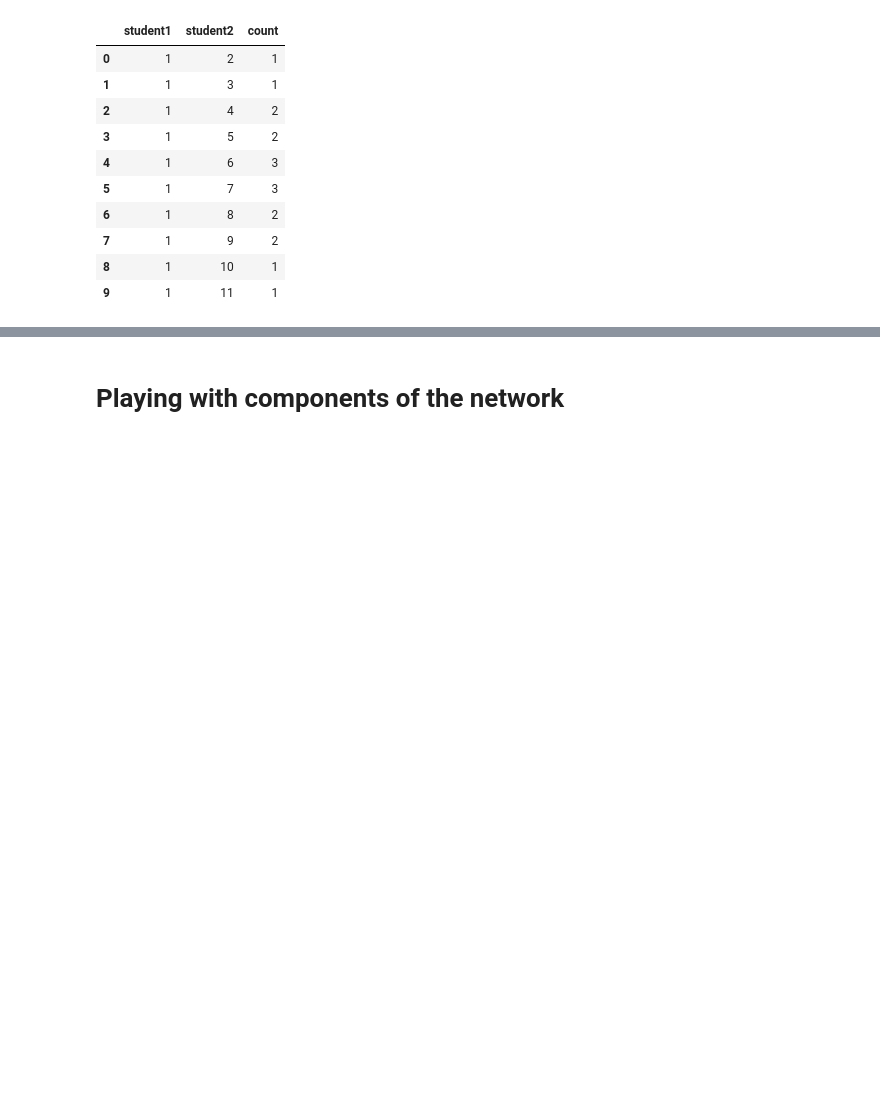
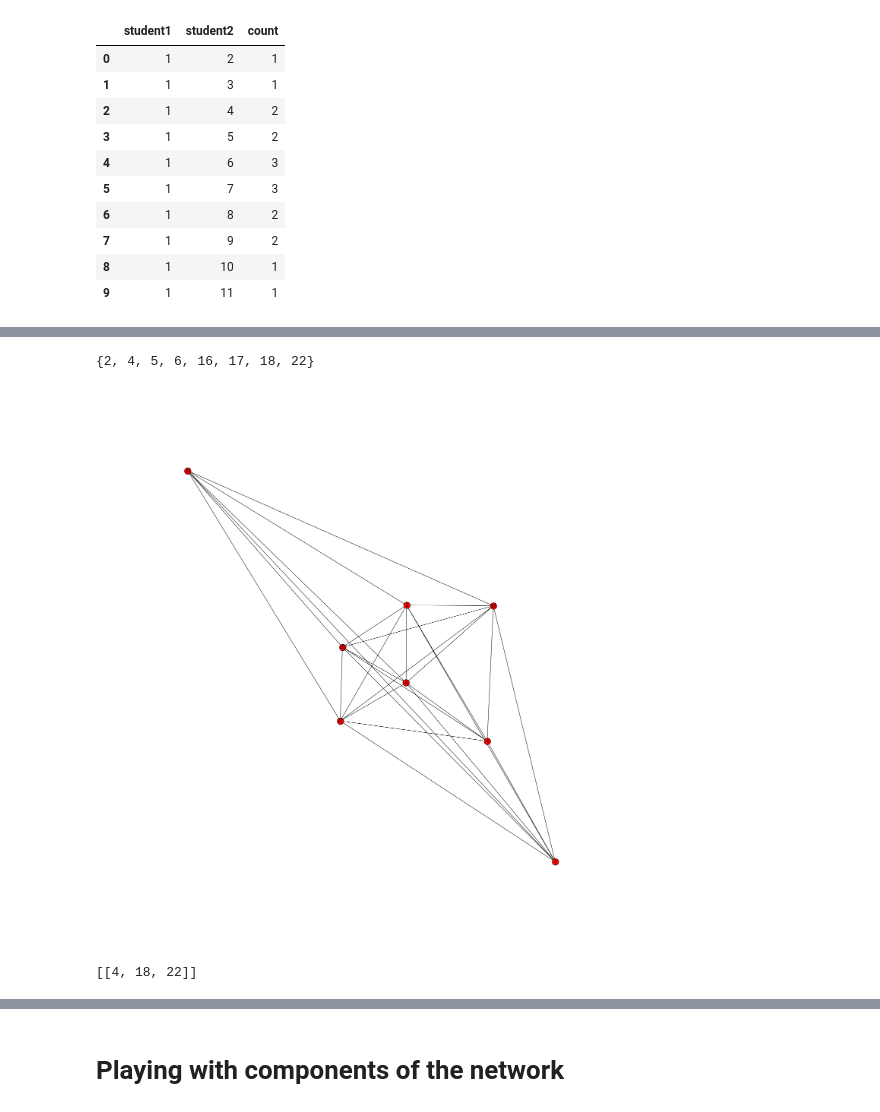
Before and after one commit to womenindatascienceatx/wids_network_analysis, a Jupyter notebook: network_analysis.ipynb, the cells around one changed output, grey strips where cells are left out. Saved outputs shown, nothing was run; the diff lists cells and outputs as text; code cells hidden in the pictures; blank space fills up the shorter version.

Commit message:
changes for triangles

```diff
--- a/network_analysis.ipynb
+++ b/network_analysis.ipynb
@@ -45,0 +74,22 @@ nx.draw_spectral(G)
+# %%
+def get_triangles(G, node):
+    neighbors1 = set(G.neighbors(node))
+    triangle_nodes = set()
+    triangle_nodes.add(node)
+    """
+    Fill in the rest of the code below.
+    """
+    for nbr1, nbr2 in combinations(neighbors1, 2):
+        if G.has_edge(nbr1, nbr2):
+            triangle_nodes.add(nbr1)
+            triangle_nodes.add(nbr2)
+    return triangle_nodes
+
+get_triangles(G, 18)
+# %% [output]
+{2, 4, 5, 6, 16, 17, 18, 22}
+# %%
+fig = plt.figure(figsize=(20,20))
+nx.draw(G.subgraph(get_triangles(G, 18)), with_labels=True)
+# %% [output]
+[figure, added]
@@ -45,0 +113,4 @@ nx.draw_spectral(G)
+# %%
+get_open_triangles(G, 18)
+# %% [output]
+[[4, 18, 22]]
```
Also changed, not shown: parts of 7 cells of this notebook.
